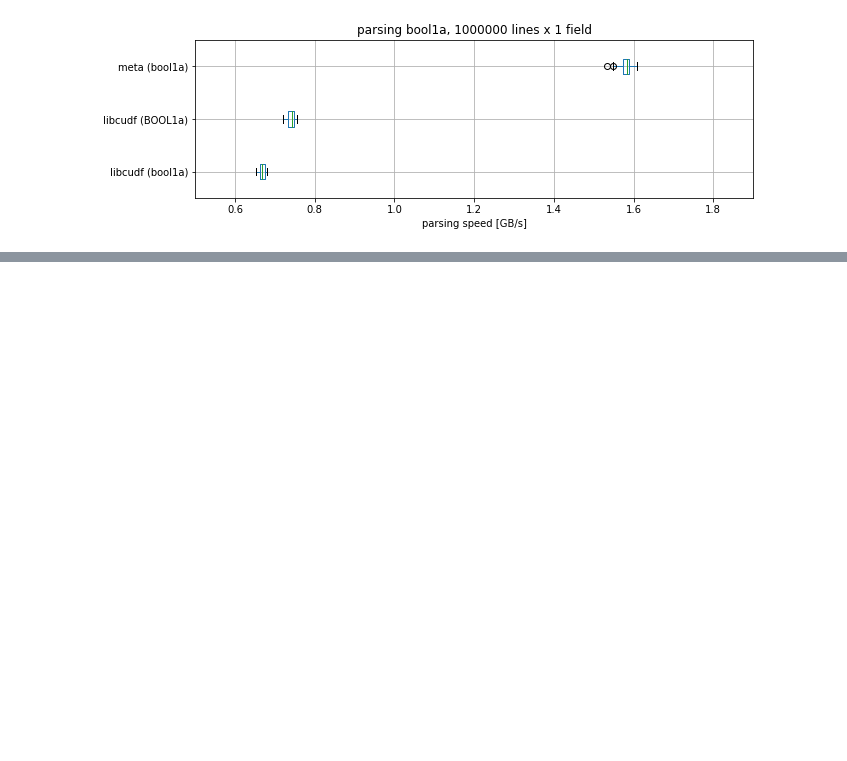
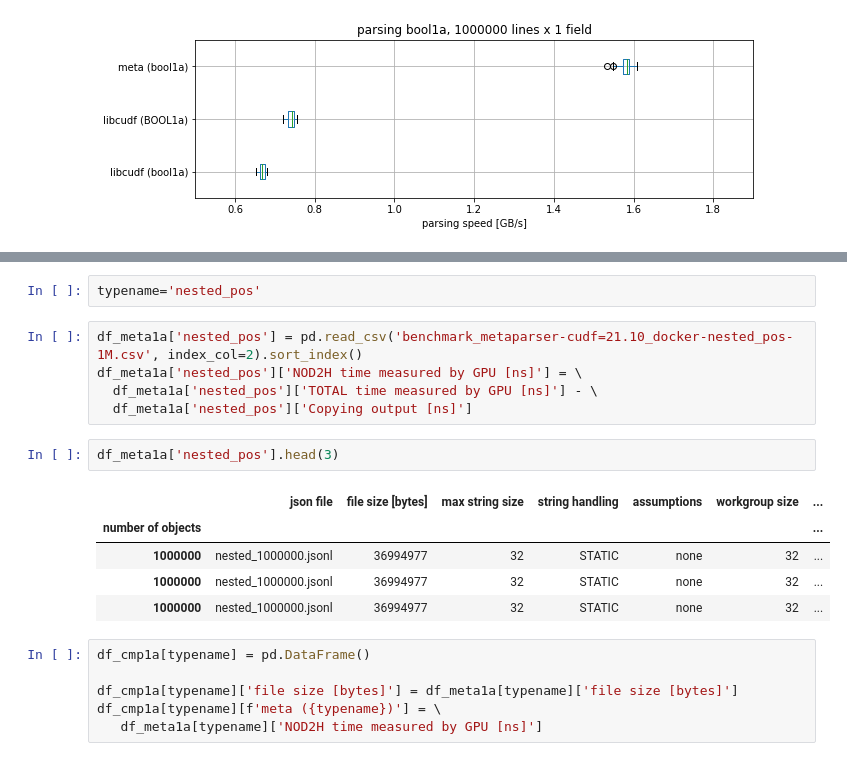
Before and after one commit to mis-wut/meta-json-parser, a Jupyter notebook: benchmark/notebooks/examine_benchmarks.ipynb, the cells around one changed output, grey strips where cells are left out. Drawn from its saved outputs; the diff is of its cells as text; blank space fills up the shorter version.

```diff
--- a/benchmark/notebooks/examine_benchmarks.ipynb
+++ b/benchmark/notebooks/examine_benchmarks.ipynb
@@ -3098,0 +3148,21 @@ draw_for_type('bool')
+# %%
+typename='nested_pos'
+# %%
+df_meta1a['nested_pos'] = pd.read_csv('benchmark_metaparser-cudf=21.10_docker-nested_pos-1M.csv', index_col=2).sort_index()
+df_meta1a['nested_pos']['NOD2H time measured by GPU [ns]'] = \
+  df_meta1a['nested_pos']['TOTAL time measured by GPU [ns]'] - \
+  df_meta1a['nested_pos']['Copying output [ns]']
+# %%
+df_meta1a['nested_pos'].head(3)
+# %% [output]
+|  | json file | file size [bytes] | max string size | string handling | assumptions | workgroup size | ... |
+| number of objects |  |  |  |  |  |  | ... |
+| 1000000 | nested_1000000.jsonl | 36994977 | 32 | STATIC | none | 32 | ... |
+| 1000000 | nested_1000000.jsonl | 36994977 | 32 | STATIC | none | 32 | ... |
+| 1000000 | nested_1000000.jsonl | 36994977 | 32 | STATIC | none | 32 | ... |
+# %%
+df_cmp1a[typename] = pd.DataFrame()
+
+df_cmp1a[typename]['file size [bytes]'] = df_meta1a[typename]['file size [bytes]']
+df_cmp1a[typename][f'meta ({typename})'] = \
+   df_meta1a[typename]['NOD2H time measured by GPU [ns]']
```
Also changed, not shown: parts of 22 cells of this notebook, 1 other file.
